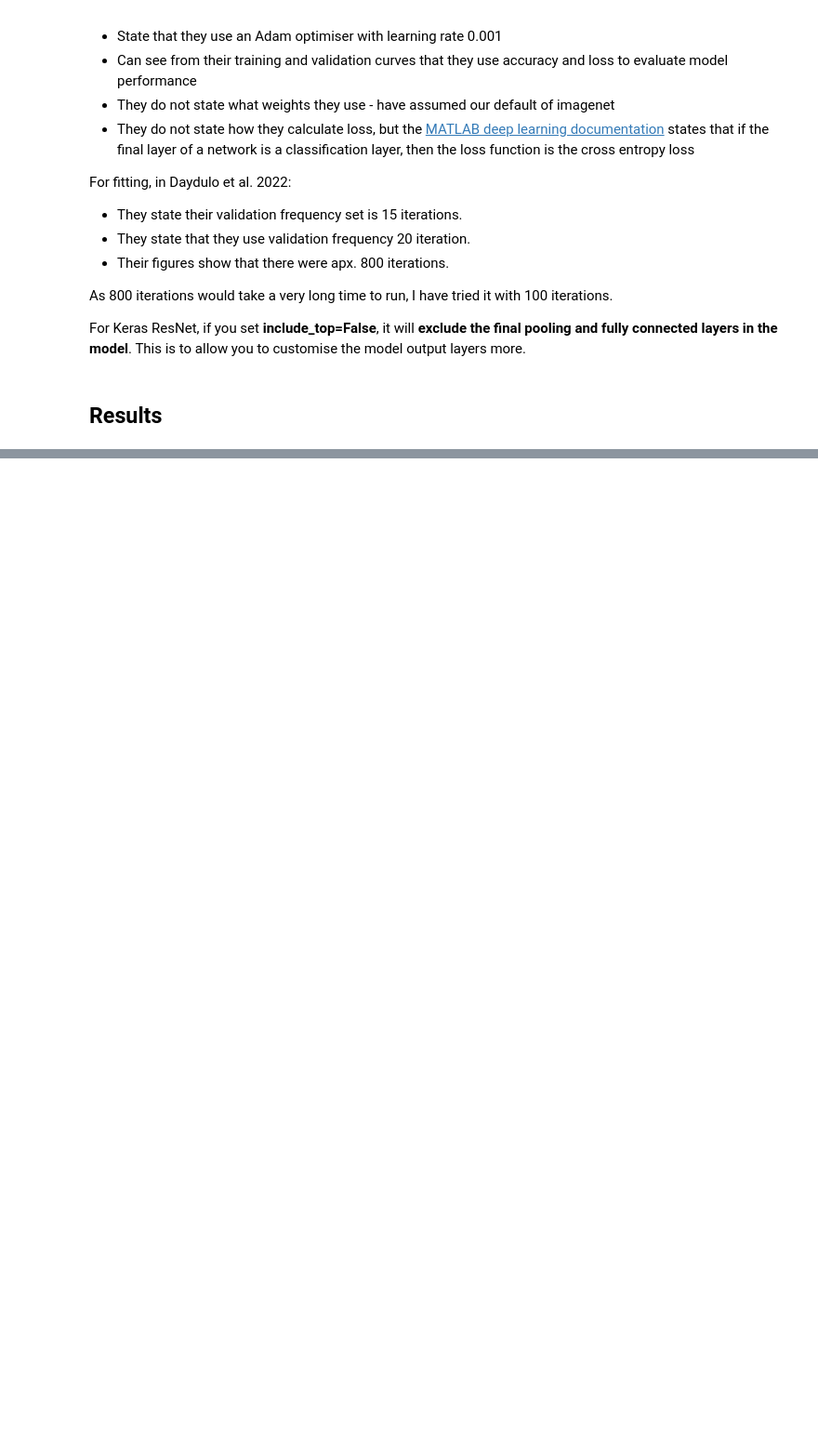
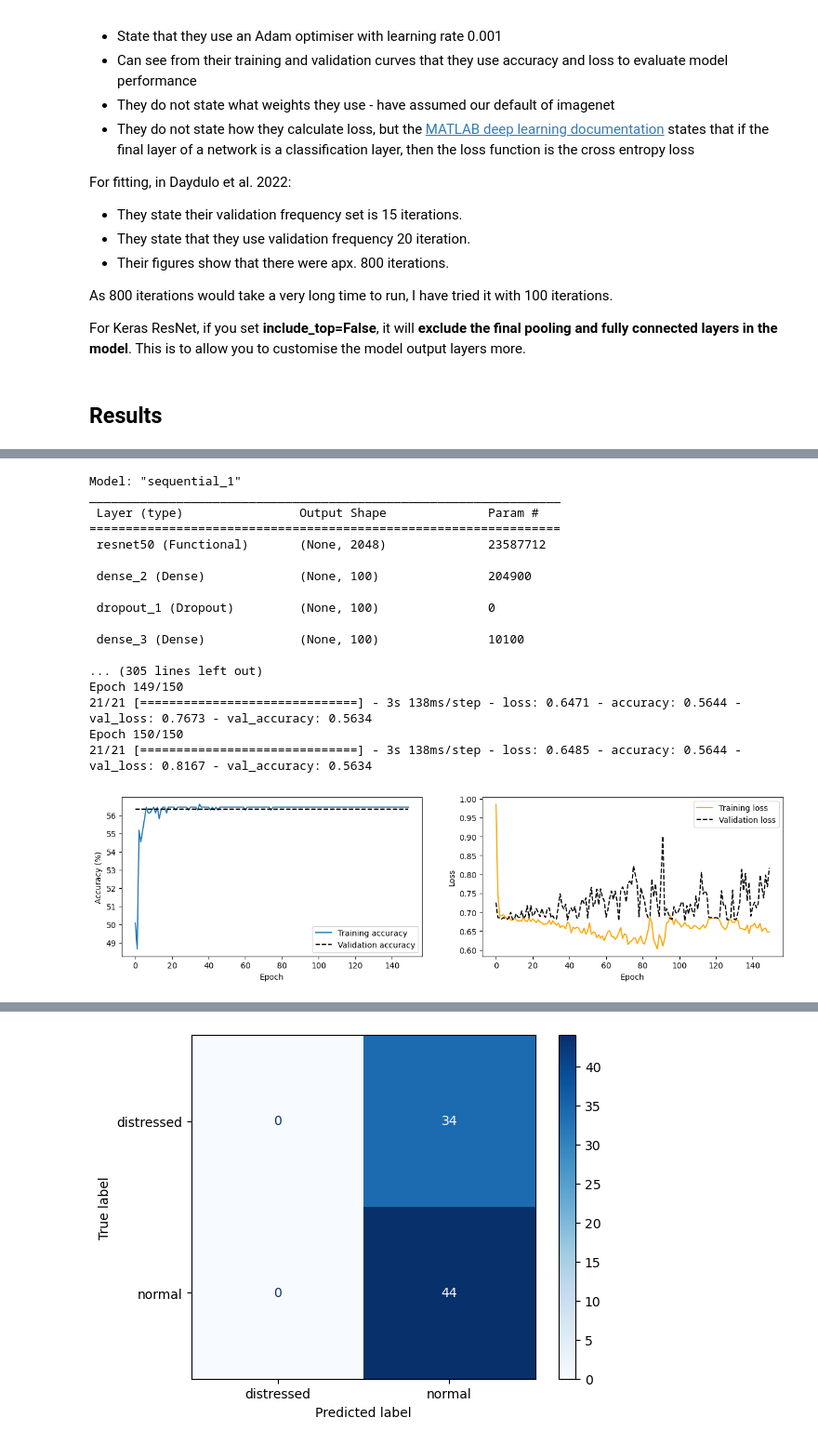
Before and after one commit to birth-outcomes/ctg_exploratory, a Jupyter notebook: 09_daydulo_resnet50.ipynb, the cells around one changed output, grey strips where cells are left out. Shown at 93% size. Cells and saved outputs as stored; diff of their text form; code cells hidden in the pictures; blank space fills up the shorter version.

```diff
--- a/09_daydulo_resnet50.ipynb
+++ b/09_daydulo_resnet50.ipynb
@@ -401 +408,23 @@ WARNING:tensorflow:5 out of the last 13 calls to <function Model.make_predict_fu
 [figure]
+# %%
+resnet(epochs=150, dense100_1=True, dropout_1=True,
+       dense100_2=True, dropout_2=True)
+# %% [output]
+Model: "sequential_1"
+_________________________________________________________________
+ Layer (type)                Output Shape              Param #
+=================================================================
+ resnet50 (Functional)       (None, 2048)              23587712
+
+ dense_2 (Dense)             (None, 100)               204900
+
+ dropout_1 (Dropout)         (None, 100)               0
+
+ dense_3 (Dense)             (None, 100)               10100
+
+... (305 lines left out)
+Epoch 149/150
+21/21 [==============================] - 3s 138ms/step - loss: 0.6471 - accuracy: 0.5644 - val_loss: 0.7673 - val_accuracy: 0.5634
+Epoch 150/150
+21/21 [==============================] - 3s 138ms/step - loss: 0.6485 - accuracy: 0.5644 - val_loss: 0.8167 - val_accuracy: 0.5634
+[figure, added]
@@ -401,0 +434 @@ WARNING:tensorflow:5 out of the last 13 calls to <function Model.make_predict_fu
+[figure, added]
```
Also changed, not shown: parts of 8 cells of this notebook.
